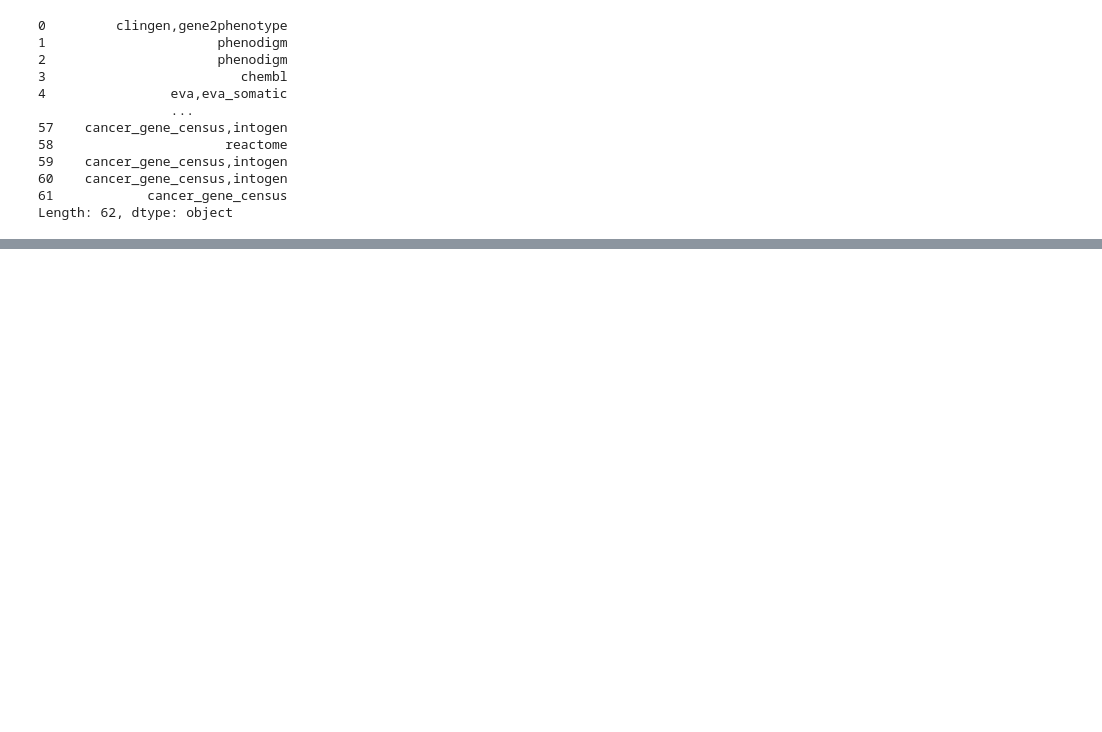
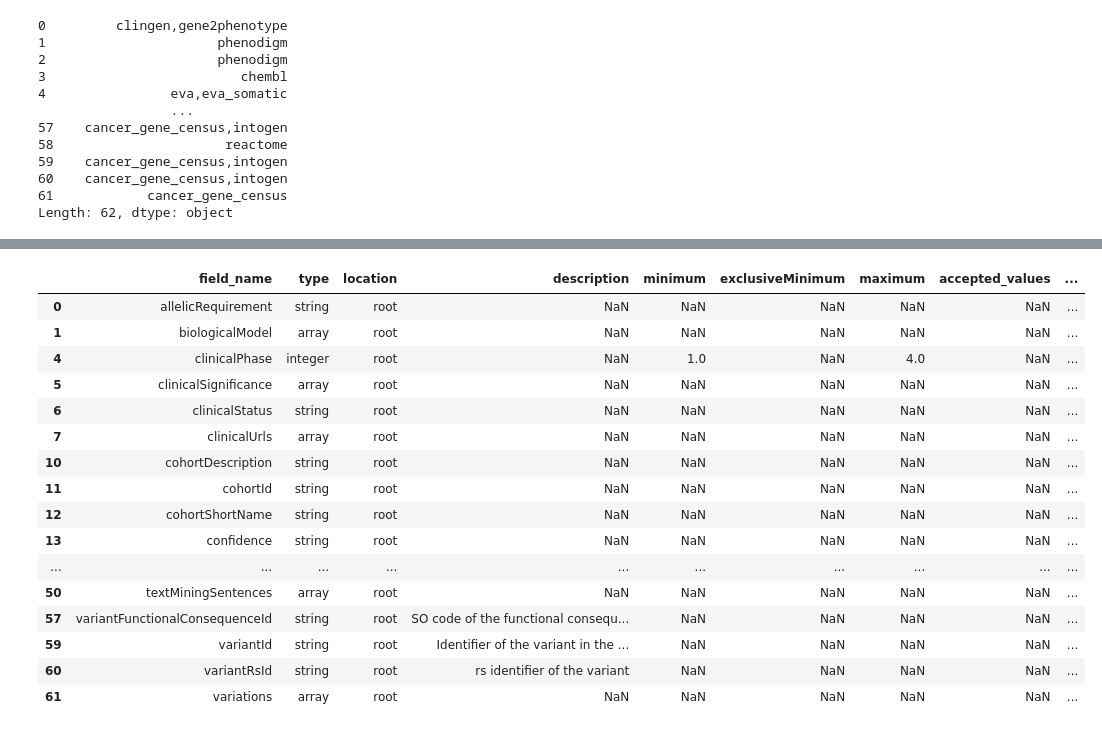
Before and after one commit to DSuveges/random_notebooks, a Jupyter notebook: issue-1249_prototyping_new_json_schema/First_prototype.ipynb, the cells around one changed output, grey strips where cells are left out. Saved outputs shown, nothing was run; the diff lists cells and outputs as text; code cells hidden in the pictures; blank space fills up the shorter version.

Commit message:
2nd draft version of the json schema with structured fields.

```diff
--- a/issue-1249_prototyping_new_json_schema/First_prototype.ipynb
+++ b/issue-1249_prototyping_new_json_schema/First_prototype.ipynb
@@ -78,6 +81,2 @@ Length: 62, dtype: object
 2. Parse values.
 3. Start building json object.
-# %%
-field_description = 'field_descriptions.xlsx'
-fields_df = pd.read_excel(field_description)
-fields_df.head()
@@ -243,0 +232,34 @@ FileNotFoundError: [Errno 2] No such file or directory: 'ForMedium-8f02213e02aa.
+# %%
+# Reloading possible modifications from the xlsx file:
+fields_df = get_dataframe()
+
+##
+## initialize json schema:
+##
+schema_obj = OrderedDict({
+    "$schema": "http://json-schema.org/draft-07/schema#",
+    "title": "OpenTargets",
+    "description": "OpenTargets evidence objects",
+    "type": "object",
+    "oneOf": {},
+    "definitions": OrderedDict()
+})
+
+# Adding descxription for all data sources:
+schema_obj["oneOf"] = parse_data_sources(fields_df.loc[fields_df.location == 'root'])
+
+##
+## Generating field definitions:
+##
+
+# This will be updated with every row:
+root_object = OrderedDict()
+fields_df = get_dataframe()
+
+# Looping through all fields that are in the root of the document:
+for i, row in fields_df.loc[fields_df.location == 'root'].iterrows():
+    schema_obj['definitions'][row['field_name']] = add_definition(row, fields_df)
+
+# Saving object into json file:
+with open('json_schema_v0.2.json', 'w') as f:
+    json.dump(schema_obj, f, indent=2)
@@ -243,0 +276,20 @@ FileNotFoundError: [Errno 2] No such file or directory: 'ForMedium-8f02213e02aa.
+# %%
+fields_df.loc[fields_df.location == 'root'].sort_values(['field_name'], axis=0)
+# %% [output]
+|  | field_name | type | location | description | minimum | exclusiveMinimum | maximum | accepted_values | ... |
+| 0 | allelicRequirement | string | root | NaN | NaN | NaN | NaN | NaN | ... |
+| 1 | biologicalModel | array | root | NaN | NaN | NaN | NaN | NaN | ... |
+| 4 | clinicalPhase | integer | root | NaN | 1.0 | NaN | 4.0 | NaN | ... |
+| 5 | clinicalSignificance | array | root | NaN | NaN | NaN | NaN | NaN | ... |
+| 6 | clinicalStatus | string | root | NaN | NaN | NaN | NaN | NaN | ... |
+| 7 | clinicalUrls | array | root | NaN | NaN | NaN | NaN | NaN | ... |
+| 10 | cohortDescription | string | root | NaN | NaN | NaN | NaN | NaN | ... |
+| 11 | cohortId | string | root | NaN | NaN | NaN | NaN | NaN | ... |
+| 12 | cohortShortName | string | root | NaN | NaN | NaN | NaN | NaN | ... |
+| 13 | confidence | string | root | NaN | NaN | NaN | NaN | NaN | ... |
+| ... | ... | ... | ... | ... | ... | ... | ... | ... | ... |
+| 50 | textMiningSentences | array | root | NaN | NaN | NaN | NaN | NaN | ... |
+| 57 | variantFunctionalConsequenceId | string | root | SO code of the functional consequ... | NaN | NaN | NaN | NaN | ... |
+| 59 | variantId | string | root | Identifier of the variant in the ... | NaN | NaN | NaN | NaN | ... |
+| 60 | variantRsId | string | root | rs identifier of the variant | NaN | NaN | NaN | NaN | ... |
+| 61 | variations | array | root | NaN | NaN | NaN | NaN | NaN | ... |
```
Also changed, not shown: parts of 13 cells of this notebook, 4 other files.
